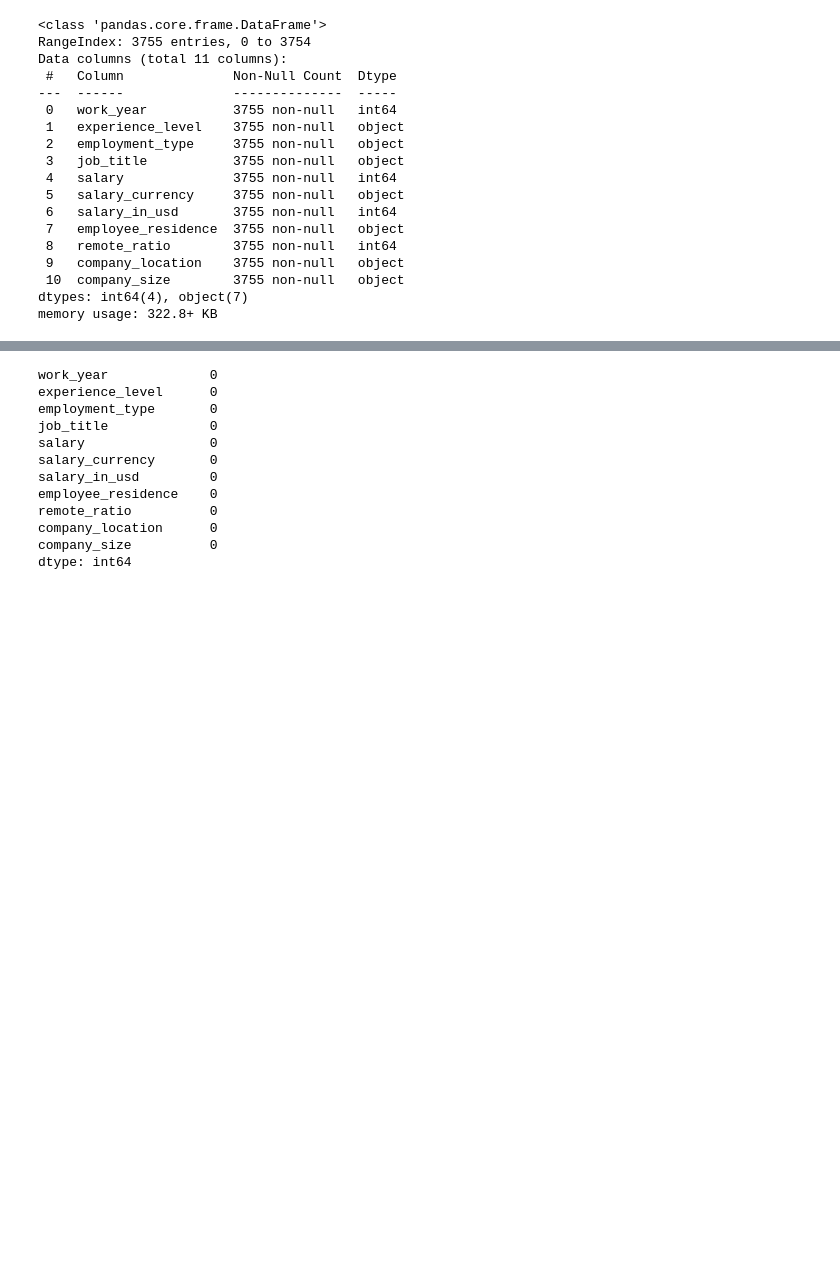
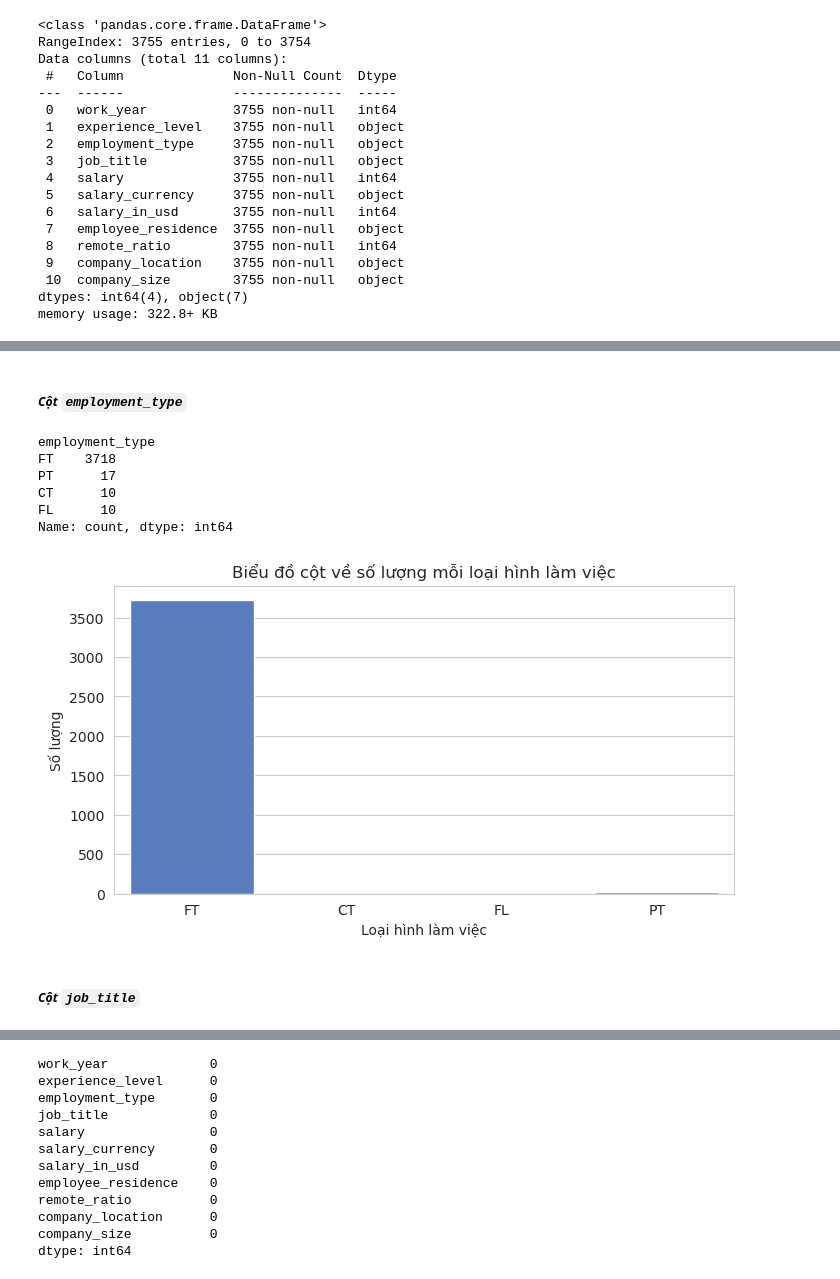
Before and after one commit to Baduc81/Data-Visualization-Lab01, a Jupyter notebook: visualize.ipynb, the cells around one changed output, grey strips where cells are left out. Drawn from its saved outputs; the diff is of its cells as text; code cells hidden in the pictures; blank space fills up the shorter version.

```diff
--- a/visualize.ipynb
+++ b/visualize.ipynb
@@ -40,0 +204,24 @@ memory usage: 322.8+ KB
+# %% [markdown]
+##### ***Cột `employment_type`***
+# %%
+# Tần suất cho cột employment_type
+employment_type_counts = df['employment_type'].value_counts()
+print(employment_type_counts)
+
+# Biểu đồ cột cho employment_type
+plt.figure(figsize=(8, 4))
+sns.countplot(x='employment_type', data=df)
+plt.title('Biểu đồ cột về số lượng mỗi loại hình làm việc')
+plt.xlabel('Loại hình làm việc')
+plt.ylabel('Số lượng')
+plt.show()
+# %% [output]
+employment_type
+FT    3718
+PT      17
+CT      10
+FL      10
+Name: count, dtype: int64
+[figure, added]
+# %% [markdown]
+##### ***Cột `job_title`***
```
Also changed, not shown: parts of 117 cells of this notebook.
